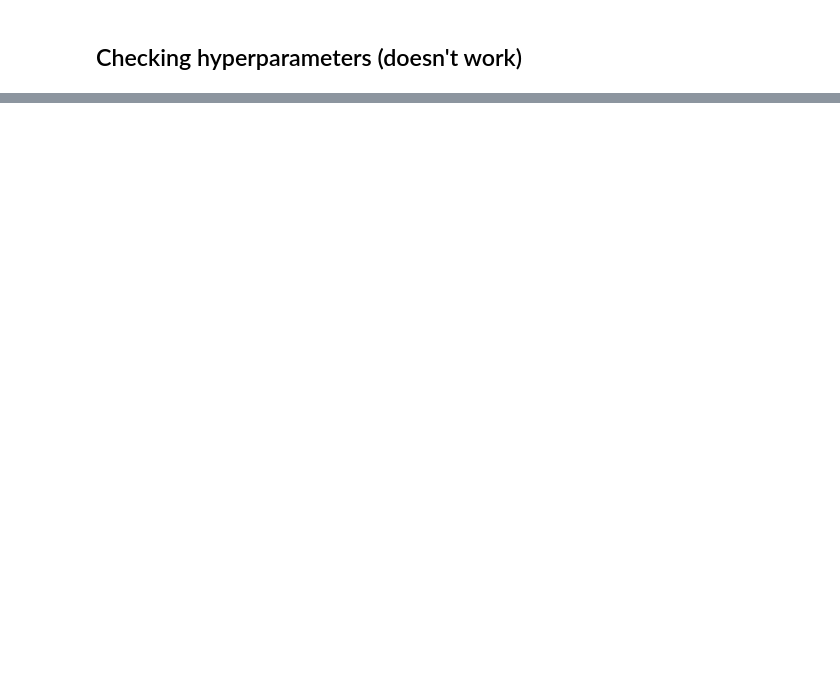
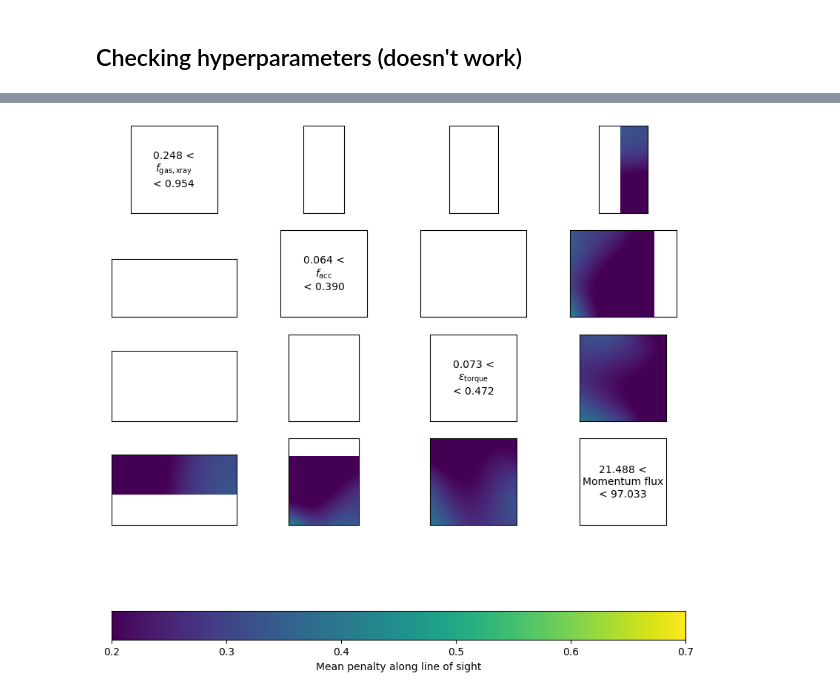
Before and after one commit to rennehan/swiftcalibration, a Jupyter notebook: scripts/swift_emulator.ipynb, the cells around one changed output, grey strips where cells are left out. Drawn from its saved outputs; the diff is of its cells as text; code cells hidden in the pictures; blank space fills up the shorter version.

```diff
--- a/scripts/swift_emulator.ipynb
+++ b/scripts/swift_emulator.ipynb
@@ -453,0 +446,14 @@ ValueError: array must not contain infs or NaNs
+# %%
+L2_penalty = L2PenaltyCalculator(offset = 0.5, lower=min(np.log10(observation.x)),upper=max(np.log10(observation.x)))
+L2_penalty.register_observation(observation,
+                                log_independent=True,
+                                log_dependent=True,
+                                independent_units=unyt.Msun,
+                                dependent_units=unyt.Mpc**-3)
+
+L2_penalty.plot_penalty(min(np.log10(observation.x)),max(np.log10(observation.x)),
+                        min(np.log10(observation.y)),max(np.log10(observation.y)),
+                        "penalty_example",
+                        x_label=r'$\log(M_\star\,/\,M_\odot)$',
+                        y_label=r'$\log (\Phi=dn/dlogM_\star\,[\,\mathrm{dex}^{-1}\,\mathrm{cMpc}^{-3}])$',
+                       resolution=128)
@@ -453,0 +466,17 @@ ValueError: array must not contain infs or NaNs
+# %%
+all_penalties = L2_penalty.penalties(gsmf_emulator.model_values, np.mean)
+print(all_penalties)
+print()
+
+all_penalties_array = []
+node_number = []
+for key in all_penalties.keys():
+    all_penalties_array.append(all_penalties[key])
+    node_number.append(int(key))
+
+best_node = node_number[np.argmin(all_penalties_array)]
+
+print("Best fit node = ", best_node)
+
+pred_params = gsmf_emulator.model_parameters[str(best_node)].copy()
+print(pred_params)
@@ -453,0 +533,8 @@ ValueError: array must not contain infs or NaNs
+# %%
+fig, ax = visualise_penalties_mean(gsmf_emulator.model_specification, gsmf_emulator.model_parameters, all_penalties,
+                                   remove_ticks=True,
+                                   figsize=(10,10),
+#                                   use_parameters=["SIMBAAGN:xray_f_gas_limit"],
+                                   use_colorbar=True)
+# %% [output]
+[figure, added]
```
Also changed, not shown: parts of 22 cells of this notebook, 1 other file.
